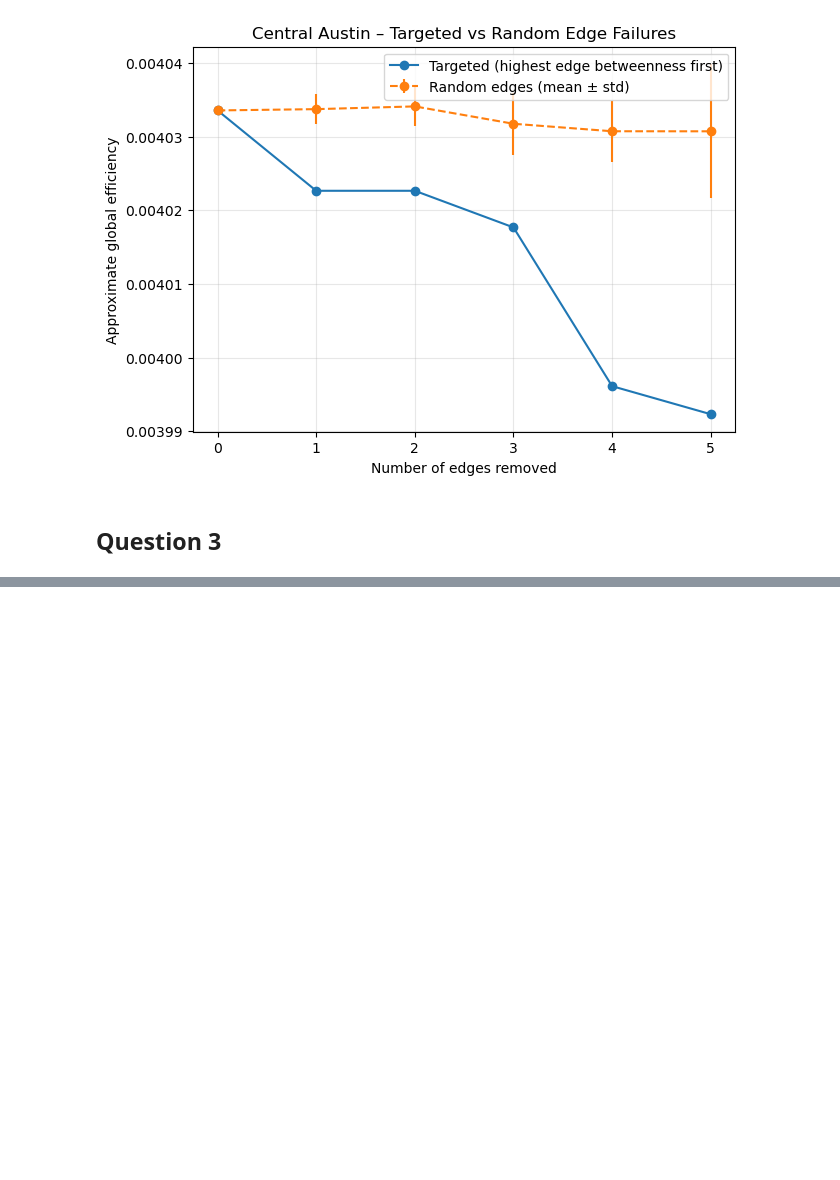
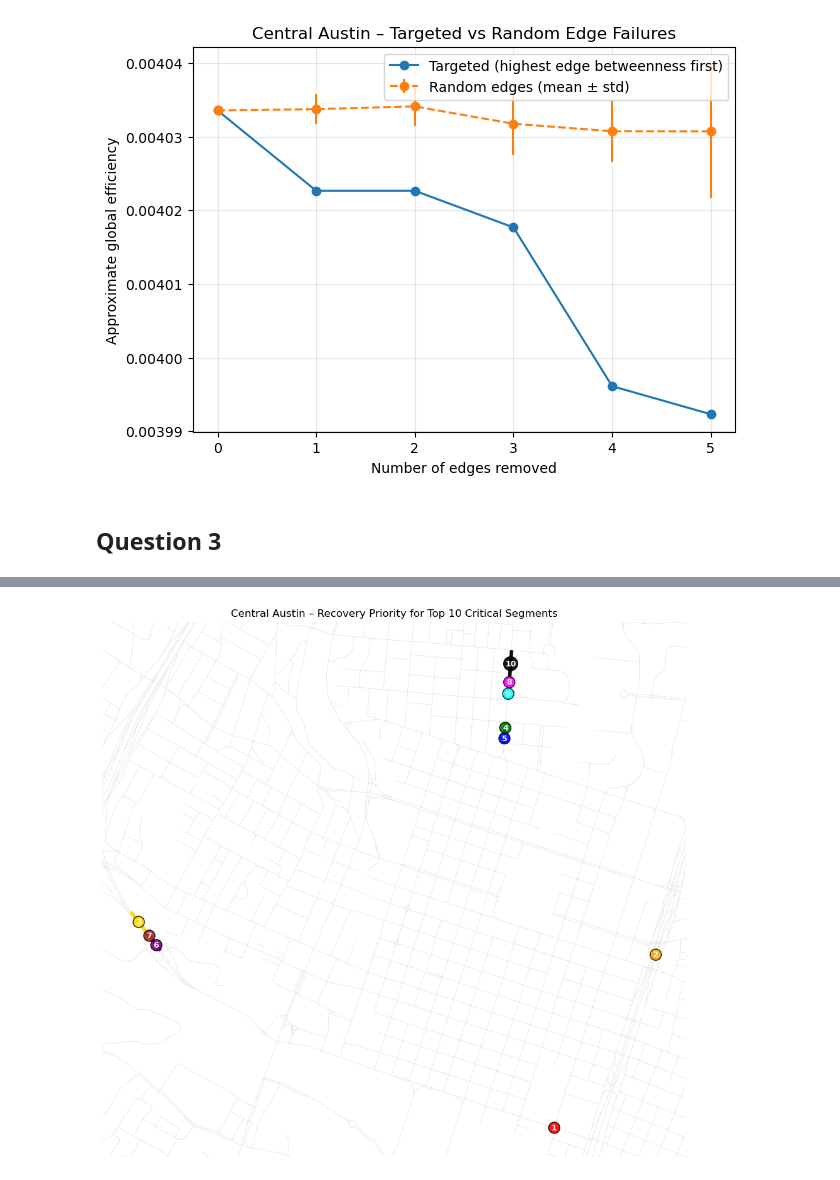
Before and after one commit to lauren-fuller/STAT-636-Texas-Roads, a Jupyter notebook: STAT_636_Final.ipynb, the cells around one changed output, grey strips where cells are left out. Drawn from its saved outputs; the diff is of its cells as text; code cells hidden in the pictures; blank space fills up the shorter version.

```diff
--- a/STAT_636_Final.ipynb
+++ b/STAT_636_Final.ipynb
@@ -1336,0 +1551,14 @@ Step 2: reopen Guadalupe Street, gain 0.29%
+# %%
+top10_segments_austin = (
+    edge_impact_austin_pairs
+    .sort_values("eff_drop_pct", ascending=False)
+    .head(10)
+    .copy()
+)
+
+top10_segments_austin[
+    ["road_name", "betweenness", "eff_drop_pct"]
+]
+
+closed_edges_top10 = top10_segments_austin["edge"].tolist()
+print("Number of closed segments:", len(closed_edges_top10))
@@ -1336,0 +1695,70 @@ Step 2: reopen Guadalupe Street, gain 0.29%
+# %%
+# If you only want first k steps, change k_show
+k_show = len(repair_table_austin_pairs)
+
+repair_segments = repair_table_austin_pairs.head(k_show).copy()
+repair_segments["geometry"] = repair_segments["edge"].apply(
+    lambda uv: LineString([uv[0], uv[1]])
+)
+
+gdf_repair = gpd.GeoDataFrame(
+    repair_segments,
+    geometry="geometry",
+    crs="EPSG:3857"
+)
+
+fig, ax = plt.subplots(figsize=(12, 12))
+
+roads_3857.plot(
+    ax=ax,
+    color="lightgray",
+    linewidth=0.5,
+    alpha=0.7
+)
+
+colors = [
+    "red", "orange", "gold", "green", "blue",
+    "purple", "brown", "magenta", "cyan", "black"
+]
+
+gdf_repair["color"] = gdf_repair["step"].apply(
+    lambda s: colors[(s - 1) % len(colors)]
+)
+
+for _, row in gdf_repair.iterrows():
+    gpd.GeoDataFrame([row], geometry="geometry", crs="EPSG:3857").plot(
+        ax=ax,
+        color=row["color"],
+        linewidth=4,
+        alpha=0.95,
+        zorder=3
+    )
+    cx, cy = row.geometry.centroid.x, row.geometry.centroid.y
+    ax.text(
+        cx, cy,
+        str(row["step"]),
+        fontsize=9,
+        ha="center",
+        va="center",
+        color="white",
+        weight="bold",
+        zorder=4,
+        bbox=dict(
+            facecolor=row["color"],
+            edgecolor="black",
+            alpha=0.9,
+            boxstyle="circle,pad=0.2"
+        )
+    )
+
+minx, miny, maxx, maxy = gdf_repair.total_bounds
+pad = 200
+ax.set_xlim(minx - pad, maxx + pad)
+ax.set_ylim(miny - pad, maxy + pad)
+
+ax.set_title("Central Austin – Recovery Priority for Top 10 Critical Segments")
+ax.set_axis_off()
+
+plt.show()
+# %% [output]
+[figure, added]
```
Also changed, not shown: parts of 16 cells of this notebook.
